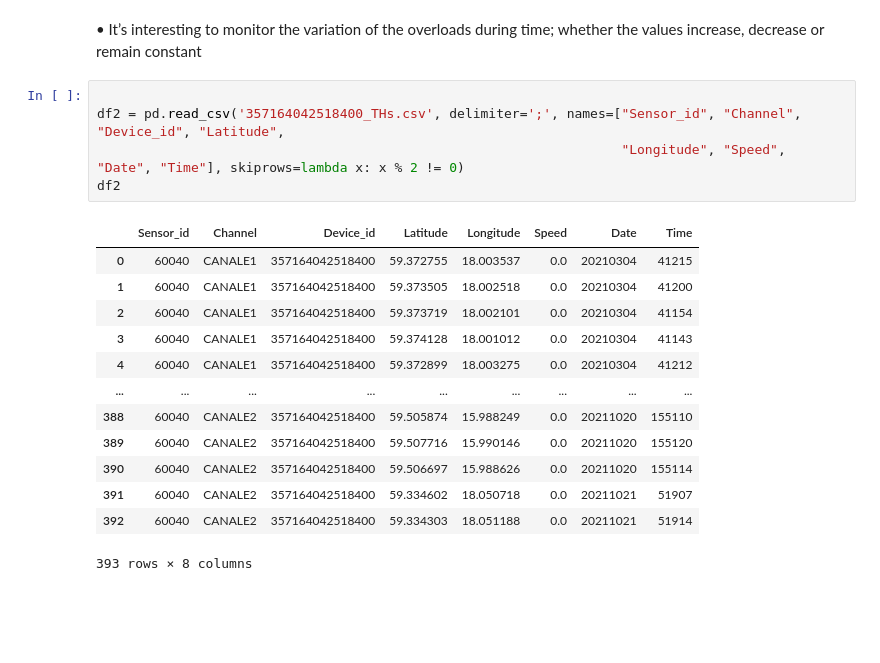
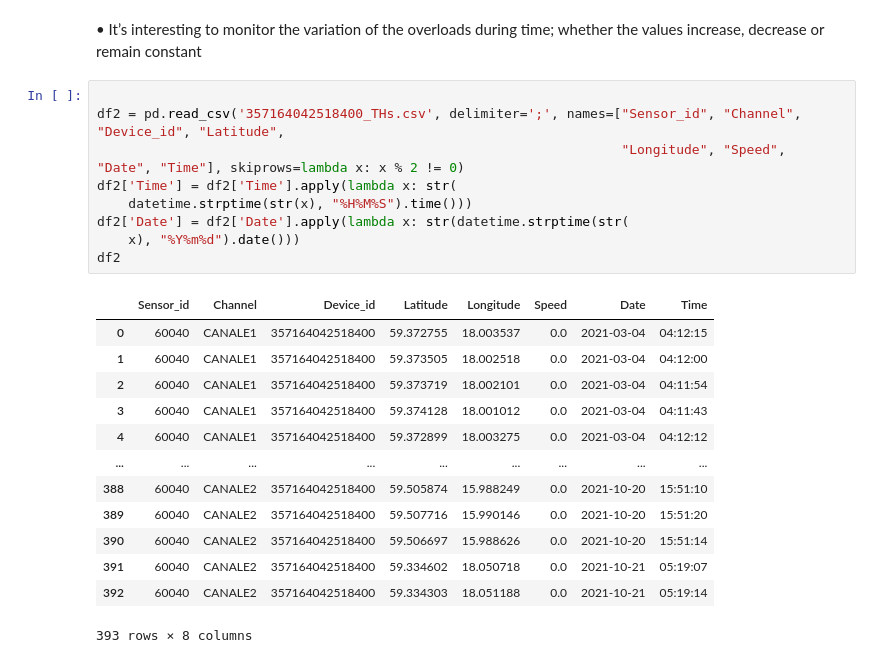
Before and after one commit to OmidSa75/Data_scinece-Smartset-overloads-PoliMI, a Jupyter notebook: main.ipynb, the cells around one changed output. Cells and saved outputs as stored; diff of their text form; blank space fills up the shorter version.

```diff
--- a/main.ipynb
+++ b/main.ipynb
@@ -161,21 +161,25 @@ increase, decrease or remain constant
 # %%
 
 df2 = pd.read_csv('357164042518400_THs.csv', delimiter=';', names=["Sensor_id", "Channel", "Device_id", "Latitude",
                                                                    "Longitude", "Speed", "Date", "Time"], skiprows=lambda x: x % 2 != 0)
+df2['Time'] = df2['Time'].apply(lambda x: str(
+    datetime.strptime(str(x), "%H%M%S").time()))
+df2['Date'] = df2['Date'].apply(lambda x: str(datetime.strptime(str(
+    x), "%Y%m%d").date()))
 df2
 # %% [output]
 |  | Sensor_id | Channel | Device_id | Latitude | Longitude | Speed | Date | Time |
-| 0 | 60040 | CANALE1 | 357164042518400 | 59.372755 | 18.003537 | 0.0 | 20210304 | 41215 |
-| 1 | 60040 | CANALE1 | 357164042518400 | 59.373505 | 18.002518 | 0.0 | 20210304 | 41200 |
-| 2 | 60040 | CANALE1 | 357164042518400 | 59.373719 | 18.002101 | 0.0 | 20210304 | 41154 |
-| 3 | 60040 | CANALE1 | 357164042518400 | 59.374128 | 18.001012 | 0.0 | 20210304 | 41143 |
-| 4 | 60040 | CANALE1 | 357164042518400 | 59.372899 | 18.003275 | 0.0 | 20210304 | 41212 |
+| 0 | 60040 | CANALE1 | 357164042518400 | 59.372755 | 18.003537 | 0.0 | 2021-03-04 | 04:12:15 |
+| 1 | 60040 | CANALE1 | 357164042518400 | 59.373505 | 18.002518 | 0.0 | 2021-03-04 | 04:12:00 |
+| 2 | 60040 | CANALE1 | 357164042518400 | 59.373719 | 18.002101 | 0.0 | 2021-03-04 | 04:11:54 |
+| 3 | 60040 | CANALE1 | 357164042518400 | 59.374128 | 18.001012 | 0.0 | 2021-03-04 | 04:11:43 |
+| 4 | 60040 | CANALE1 | 357164042518400 | 59.372899 | 18.003275 | 0.0 | 2021-03-04 | 04:12:12 |
 | ... | ... | ... | ... | ... | ... | ... | ... | ... |
-| 388 | 60040 | CANALE2 | 357164042518400 | 59.505874 | 15.988249 | 0.0 | 20211020 | 155110 |
-| 389 | 60040 | CANALE2 | 357164042518400 | 59.507716 | 15.990146 | 0.0 | 20211020 | 155120 |
-| 390 | 60040 | CANALE2 | 357164042518400 | 59.506697 | 15.988626 | 0.0 | 20211020 | 155114 |
-| 391 | 60040 | CANALE2 | 357164042518400 | 59.334602 | 18.050718 | 0.0 | 20211021 | 51907 |
-| 392 | 60040 | CANALE2 | 357164042518400 | 59.334303 | 18.051188 | 0.0 | 20211021 | 51914 |
+| 388 | 60040 | CANALE2 | 357164042518400 | 59.505874 | 15.988249 | 0.0 | 2021-10-20 | 15:51:10 |
+| 389 | 60040 | CANALE2 | 357164042518400 | 59.507716 | 15.990146 | 0.0 | 2021-10-20 | 15:51:20 |
+| 390 | 60040 | CANALE2 | 357164042518400 | 59.506697 | 15.988626 | 0.0 | 2021-10-20 | 15:51:14 |
+| 391 | 60040 | CANALE2 | 357164042518400 | 59.334602 | 18.050718 | 0.0 | 2021-10-21 | 05:19:07 |
+| 392 | 60040 | CANALE2 | 357164042518400 | 59.334303 | 18.051188 | 0.0 | 2021-10-21 | 05:19:14 |
 393 rows × 8 columns
 # %%
 df3 = pd.read_csv('357164042518400_THs.csv', delimiter=';',
```
Also changed, not shown: parts of 1 cell of this notebook.
